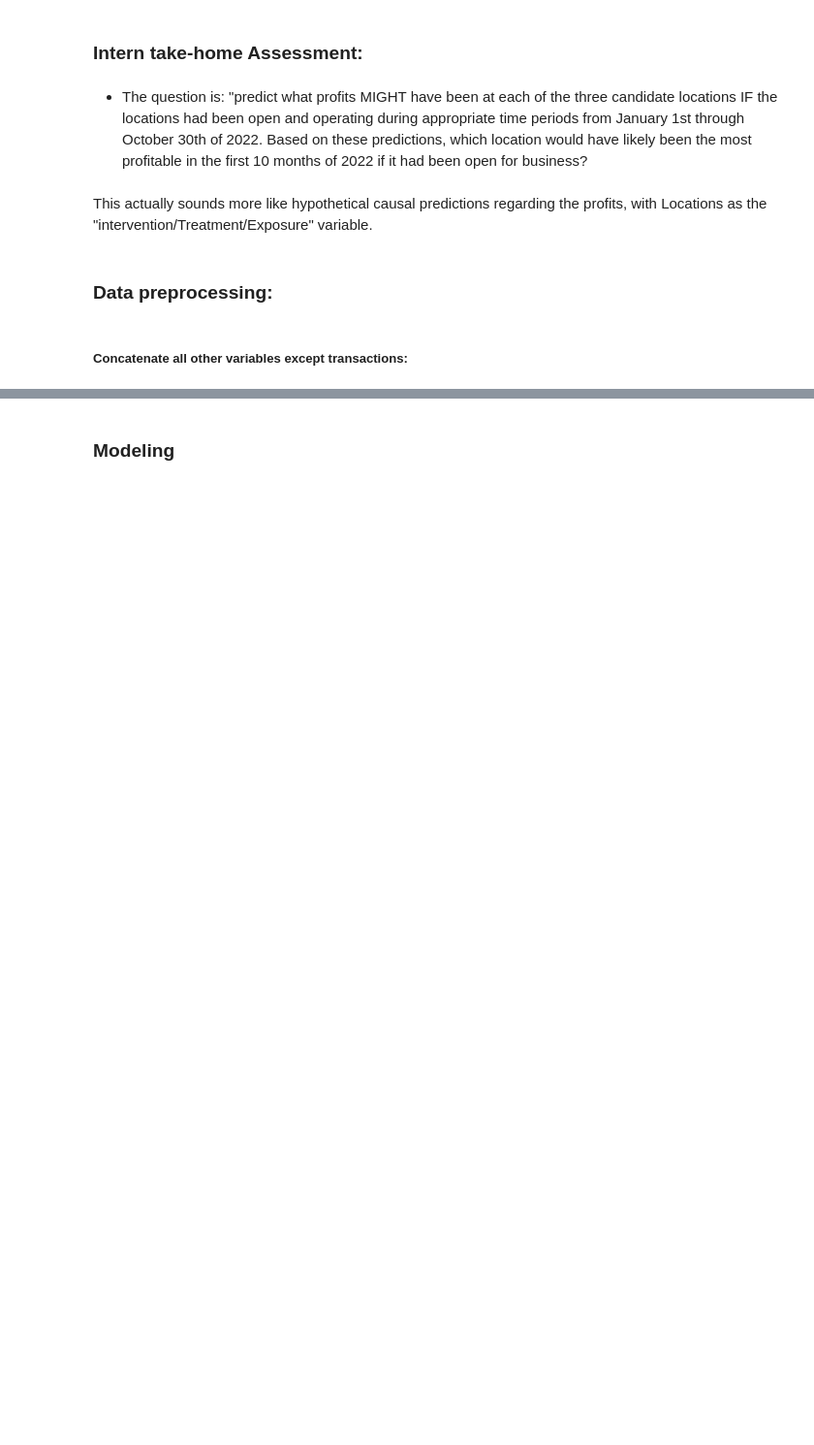
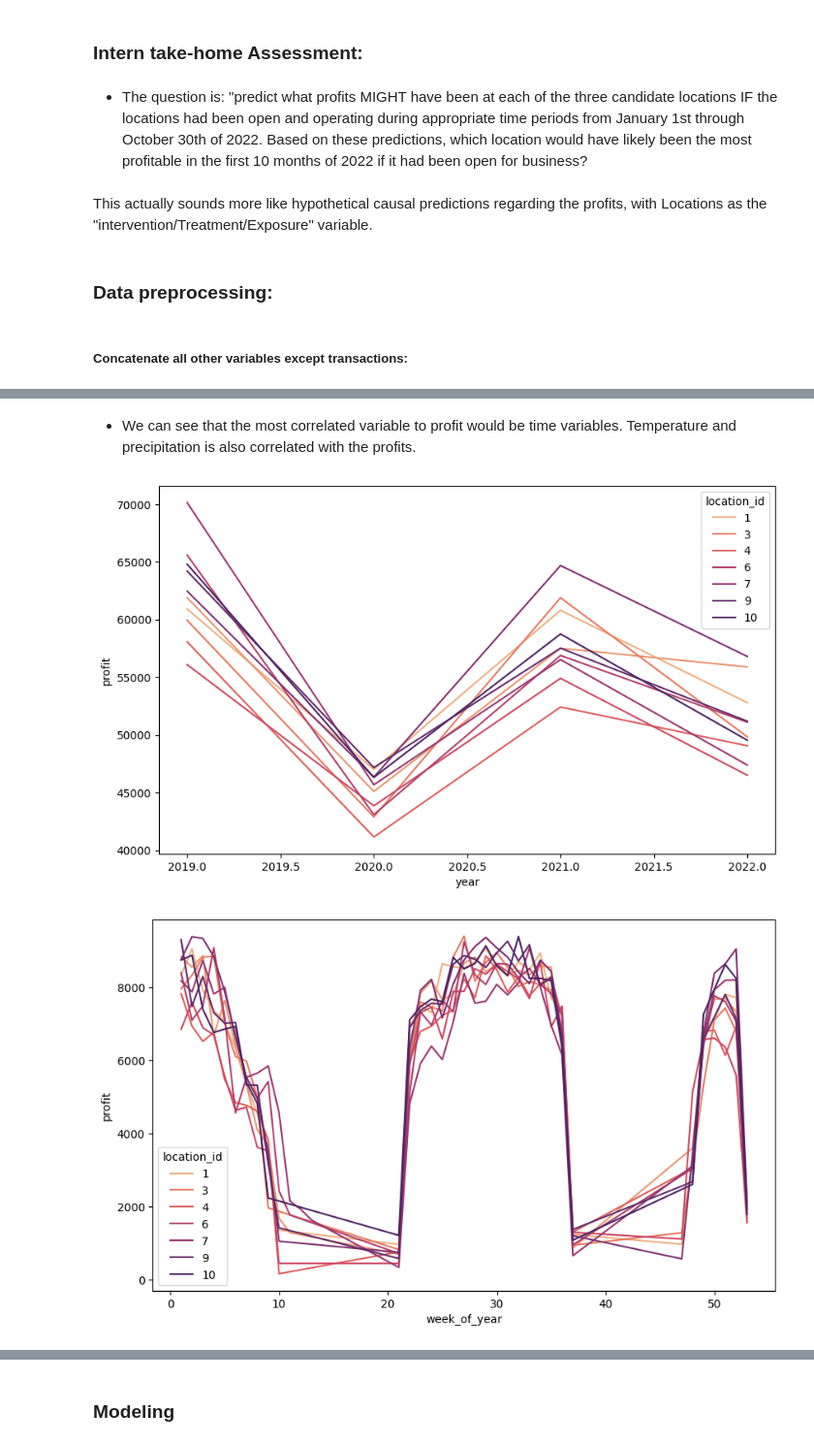
Before and after one commit to lynncyueliang/intern-take-home-assessment, a Jupyter notebook: YueLiang_Lynnc_takehome_assessment.ipynb, the cells around one changed output, grey strips where cells are left out. Shown at 97% size. Cells and saved outputs as stored; diff of their text form; code cells hidden in the pictures; blank space fills up the shorter version.

```diff
--- a/YueLiang_Lynnc_takehome_assessment.ipynb
+++ b/YueLiang_Lynnc_takehome_assessment.ipynb
@@ -115,0 +117,19 @@ final_data = final_data.ffill(axis = 0)
+# %% [markdown]
+* We can see that the most correlated variable to profit would be time variables. Temperature and precipitation is also correlated with the profits.
+# %%
+#Profit plot over time variables:
+plt.figure(figsize = (10,6))
+sns.lineplot(data = final_data.groupby(['location_id', 'year'])['profit'].sum().reset_index(), x='year', y='profit', hue='location_id',palette = "flare")
+
+plt.figure(figsize = (10,6))
+sns.lineplot(data = final_data.groupby(['location_id', 'week_of_year'])['profit'].sum().reset_index(), x='week_of_year', y='profit', hue='location_id', palette = "flare")
+
+plt.figure(figsize = (10,6))
+sns.lineplot(data = final_data.groupby(['location_id', 'day_of_year'])['profit'].sum().reset_index(), x='day_of_year', y='profit', hue='location_id', palette = "flare")
+
+plt.figure(figsize = (10,6))
+sns.lineplot(data = final_data.groupby(['location_id', 'weekdays'])['profit'].sum().reset_index(), x='weekdays', y='profit', hue='location_id', palette = "flare")
+plt.show()
+# %% [output]
+[figure, added]
+[figure, added]
```
Also changed, not shown: parts of 43 cells of this notebook.
